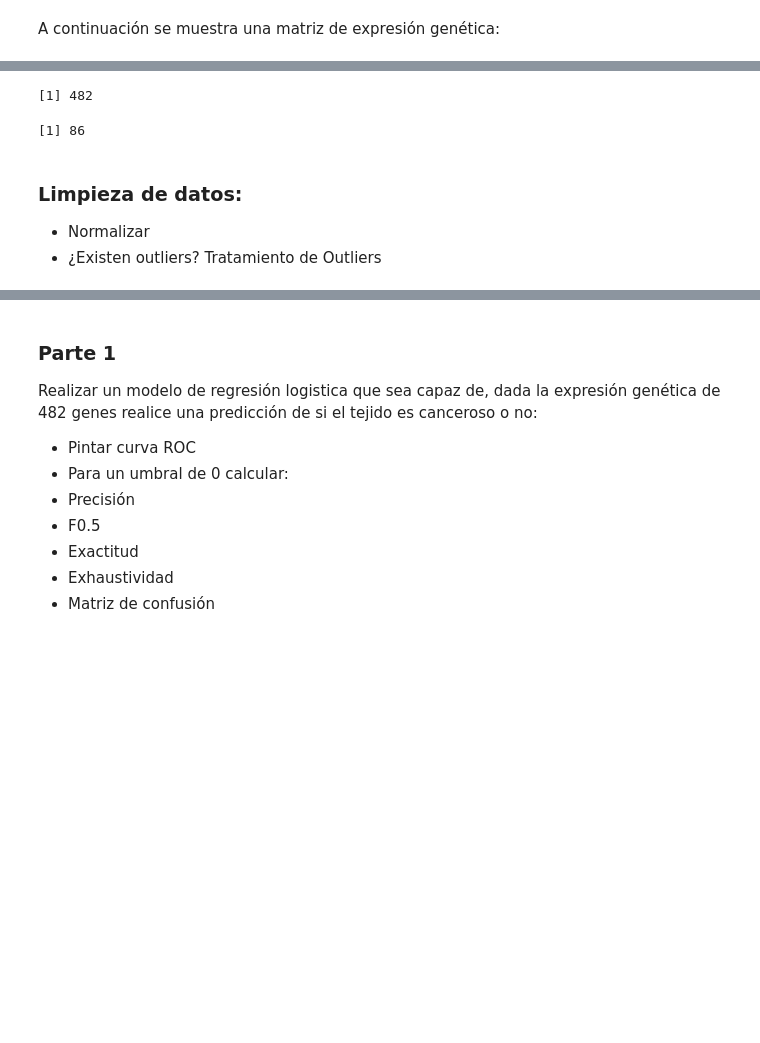
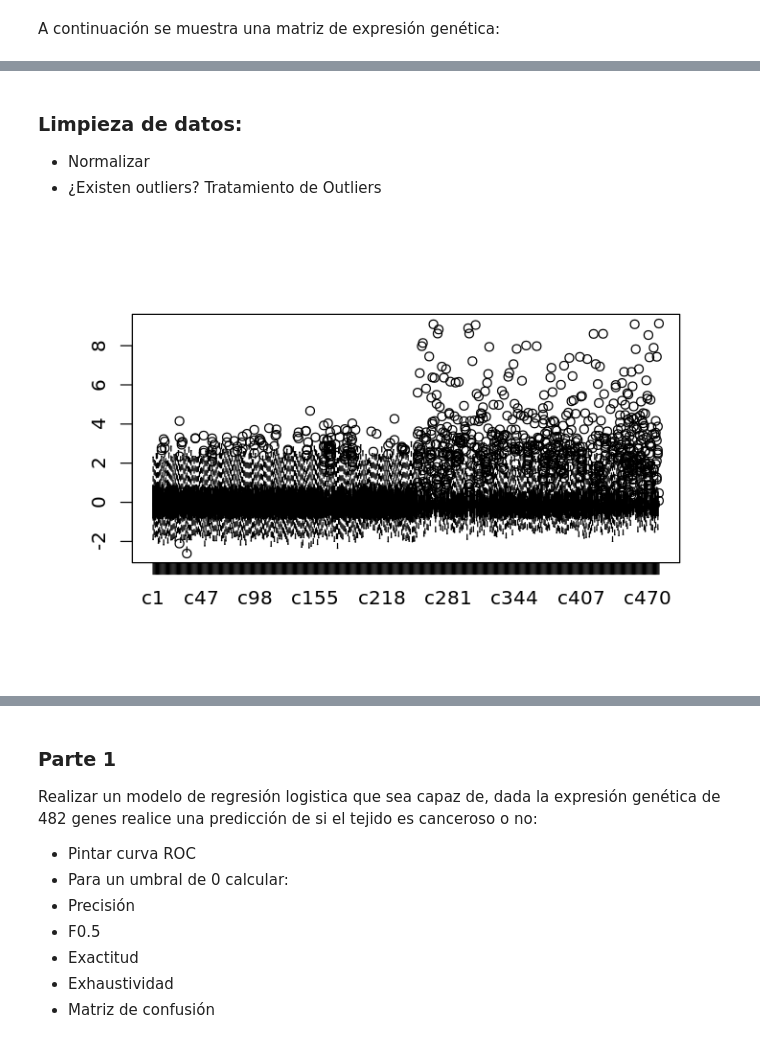
Before and after one commit to miguelcores/introduccion-ML, a Jupyter notebook: Practica.ipynb, the cells around one changed output, grey strips where cells are left out. Saved outputs shown, nothing was run; the diff lists cells and outputs as text; code cells hidden in the pictures; blank space fills up the shorter version.

```diff
--- a/Practica.ipynb
+++ b/Practica.ipynb
@@ -14,11 +3,29 @@ head(genexp)
+# %%
+genexp0<-read.csv("practica/GEMatrixFiltered.csv", col.names=c("cc",paste0("c",1:481)))
+#head(genexp0)
+diagnosis<-as.factor(substr(genexp0[,1],1,1))
+#diagnosis
+genexp<-genexp0[,2:ncol(genexp0)]
+#head(genexp)
+options(repr.plot.height=4,repr.plot.width=6)
 # %%
-ncol(genexp)
-nrow(genexp)
+# length(diagnosis)
+# boxplot(genexp0)
+# ncol(genexp)
+# nrow(genexp)
-# %% [output]
-[1] 482
-[1] 86
 # %% [markdown]
 ### Limpieza de datos:
 
 * Normalizar
 * ¿Existen outliers? Tratamiento de Outliers
+# %%
+library(pracma)
+
+mnCols<-repmat(colMeans(genexp),n = nrow(genexp),m=1)
+sdCols<-repmat(sapply(genexp, sd,na.rm=T),n = nrow(genexp),m=1)
+genexp_norm<-(genexp-mnCols)/sdCols
+
+boxplot(genexp_norm)
+#head(genexp_norm)
+# %% [output]
+[figure, added]
```
Also changed, not shown: parts of 13 cells of this notebook.
